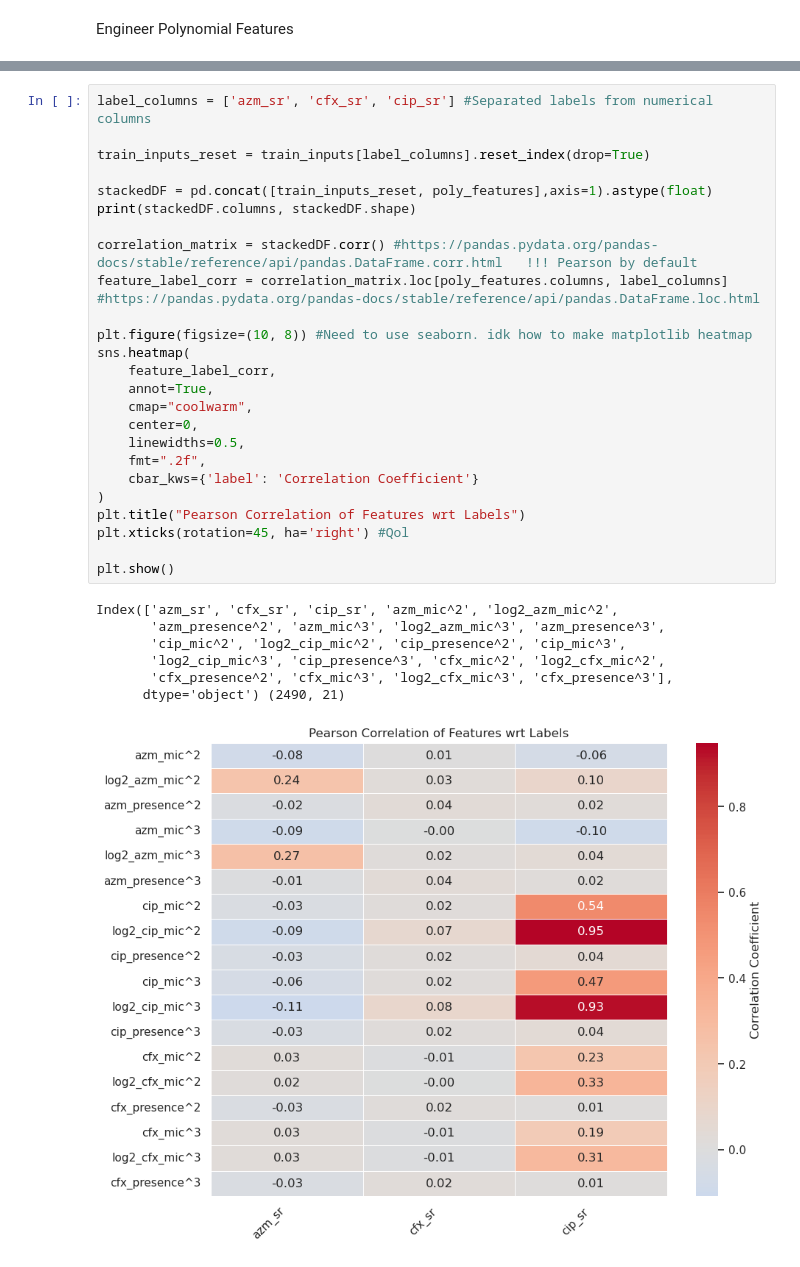
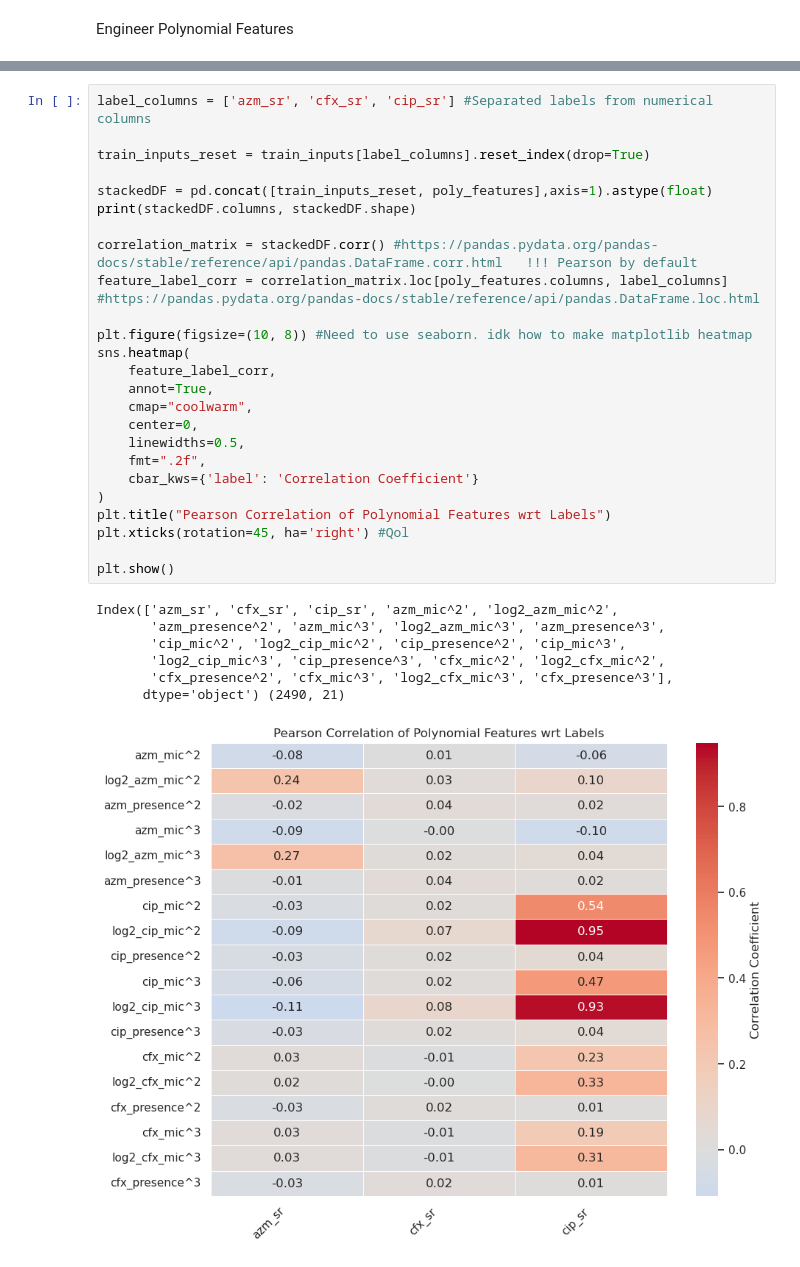
Before and after one commit to VX59/4-587-project-p1, a Jupyter notebook: src/eda.ipynb, the cells around one changed output, grey strips where cells are left out. Drawn from its saved outputs; the diff is of its cells as text.

```diff
--- a/src/eda.ipynb
+++ b/src/eda.ipynb
@@ -790,35 +792,35 @@ poly_features.head()
 label_columns = ['azm_sr', 'cfx_sr', 'cip_sr'] #Separated labels from numerical columns
 
 train_inputs_reset = train_inputs[label_columns].reset_index(drop=True)
 
 stackedDF = pd.concat([train_inputs_reset, poly_features],axis=1).astype(float)
 print(stackedDF.columns, stackedDF.shape)
 
 correlation_matrix = stackedDF.corr() #https://pandas.pydata.org/pandas-docs/stable/reference/api/pandas.DataFrame.corr.html   !!! Pearson by default
 feature_label_corr = correlation_matrix.loc[poly_features.columns, label_columns] #https://pandas.pydata.org/pandas-docs/stable/reference/api/pandas.DataFrame.loc.html
 
 plt.figure(figsize=(10, 8)) #Need to use seaborn. idk how to make matplotlib heatmap
 sns.heatmap(
     feature_label_corr,
     annot=True,
     cmap="coolwarm",
     center=0,
     linewidths=0.5,
     fmt=".2f",
     cbar_kws={'label': 'Correlation Coefficient'}
 )
-plt.title("Pearson Correlation of Features wrt Labels")
+plt.title("Pearson Correlation of Polynomial Features wrt Labels")
 plt.xticks(rotation=45, ha='right') #Qol
 
 plt.show()
 # %% [output]
 Index(['azm_sr', 'cfx_sr', 'cip_sr', 'azm_mic^2', 'log2_azm_mic^2',
        'azm_presence^2', 'azm_mic^3', 'log2_azm_mic^3', 'azm_presence^3',
        'cip_mic^2', 'log2_cip_mic^2', 'cip_presence^2', 'cip_mic^3',
        'log2_cip_mic^3', 'cip_presence^3', 'cfx_mic^2', 'log2_cfx_mic^2',
        'cfx_presence^2', 'cfx_mic^3', 'log2_cfx_mic^3', 'cfx_presence^3'],
       dtype='object') (2490, 21)
-[figure, old version]
+[figure, new version]
 # %%
 impact_threshold = 0.05
 feature_impact = {}
```
Also changed, not shown: parts of 10 cells of this notebook.
